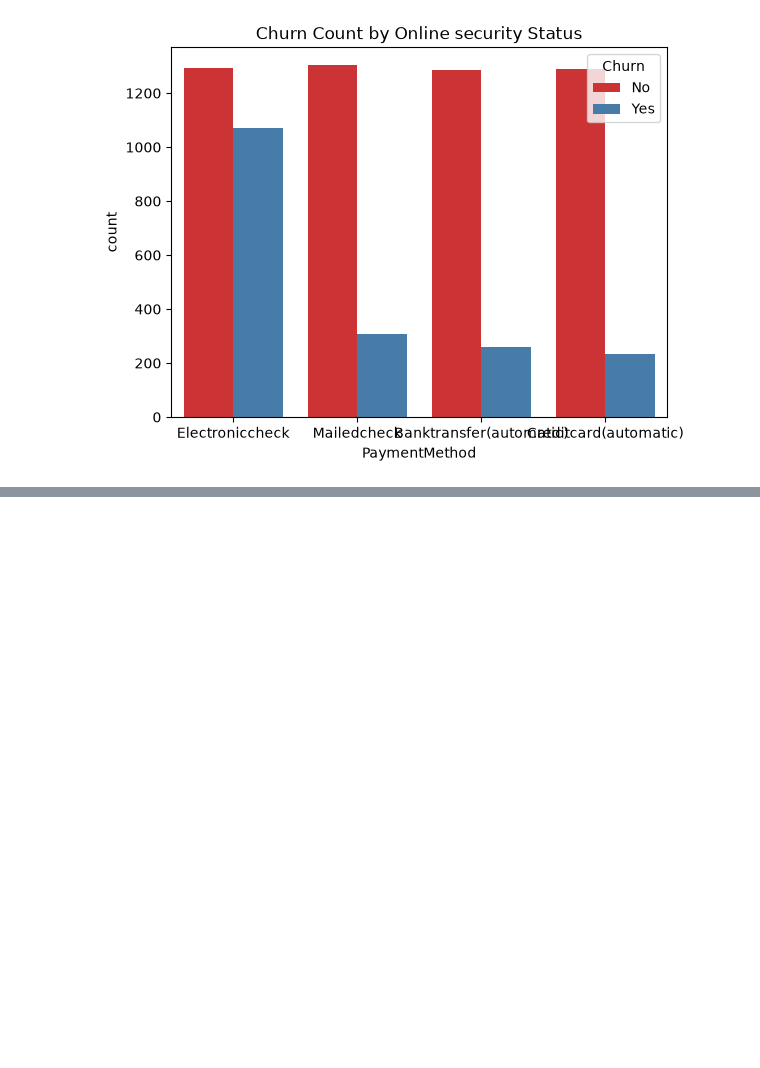
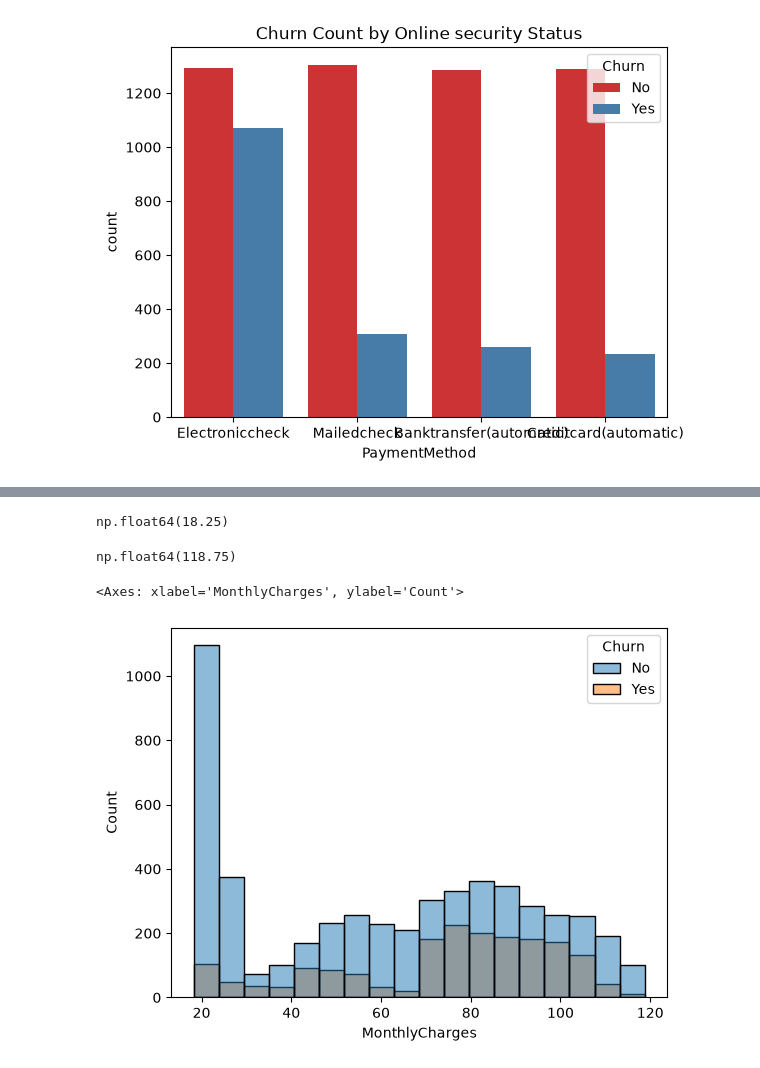
Before and after one commit to DhvanishChodavadiya/Customer-churn-prediction-, a Jupyter notebook: notebook/EDA.ipynb, the cells around one changed output, grey strips where cells are left out. Drawn from its saved outputs; the diff is of its cells as text; code cells hidden in the pictures; blank space fills up the shorter version.

```diff
--- a/notebook/EDA.ipynb
+++ b/notebook/EDA.ipynb
@@ -515,3 +515,5 @@ plt.title('Churn Count by Online security Status')
 # %% [output]
 Text(0.5, 1.0, 'Churn Count by Online security Status')
 [figure]
+# %%
+df['PaymentMethod'] = (df['PaymentMethod'] == 'Electroniccheck').map({True:'Electroniccheck',False:'Other'})
@@ -517,0 +543,13 @@ Text(0.5, 1.0, 'Churn Count by Online security Status')
+# %%
+df['MonthlyCharges'].min()
+# %% [output]
+np.float64(18.25)
+# %%
+df['MonthlyCharges'].max()
+# %% [output]
+np.float64(118.75)
+# %%
+sns.histplot(data=df,x='MonthlyCharges',hue='Churn')
+# %% [output]
+<Axes: xlabel='MonthlyCharges', ylabel='Count'>
+[figure, added]
```
Also changed, not shown: parts of 12 cells of this notebook, 5 other files.
